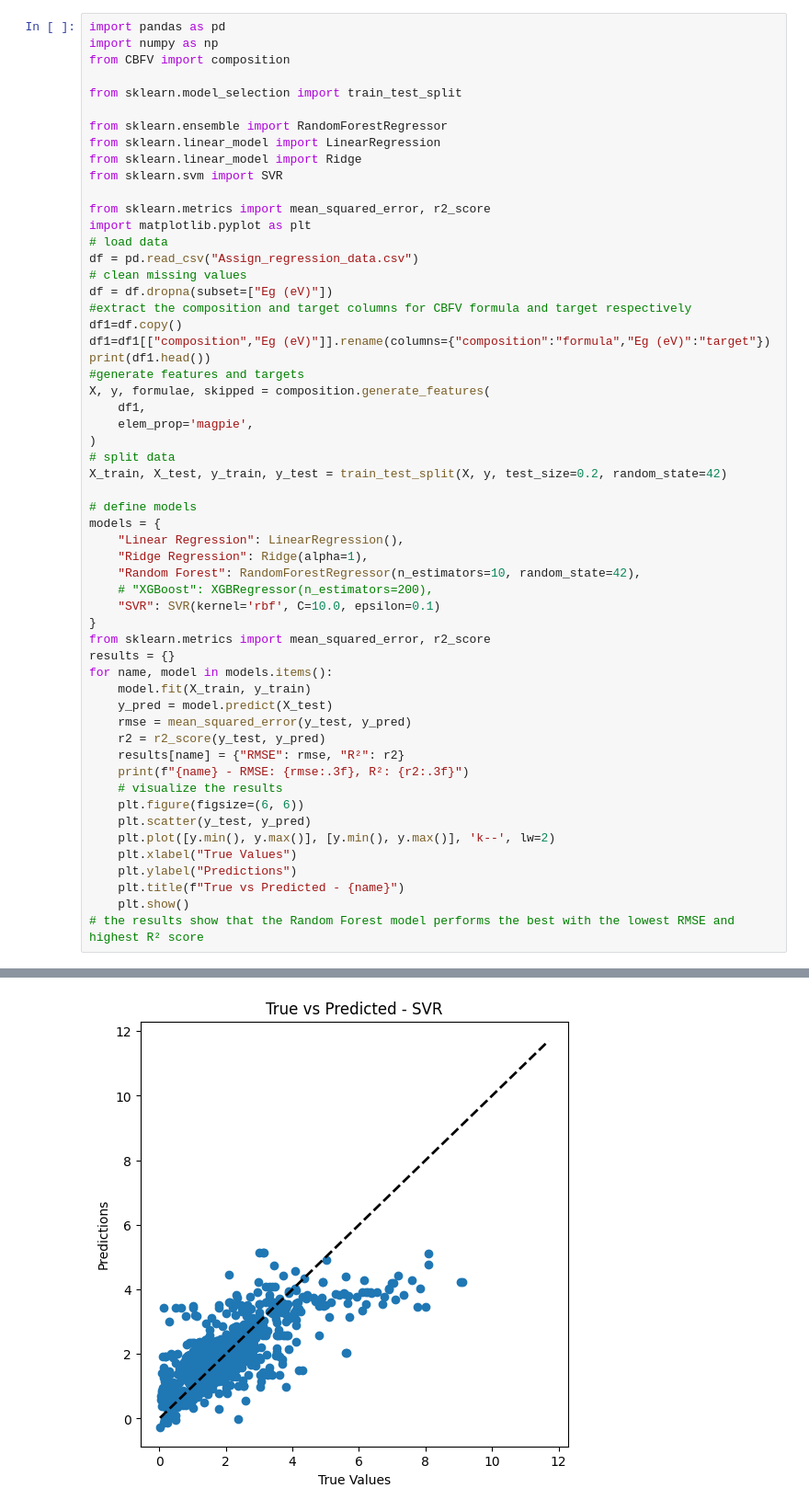
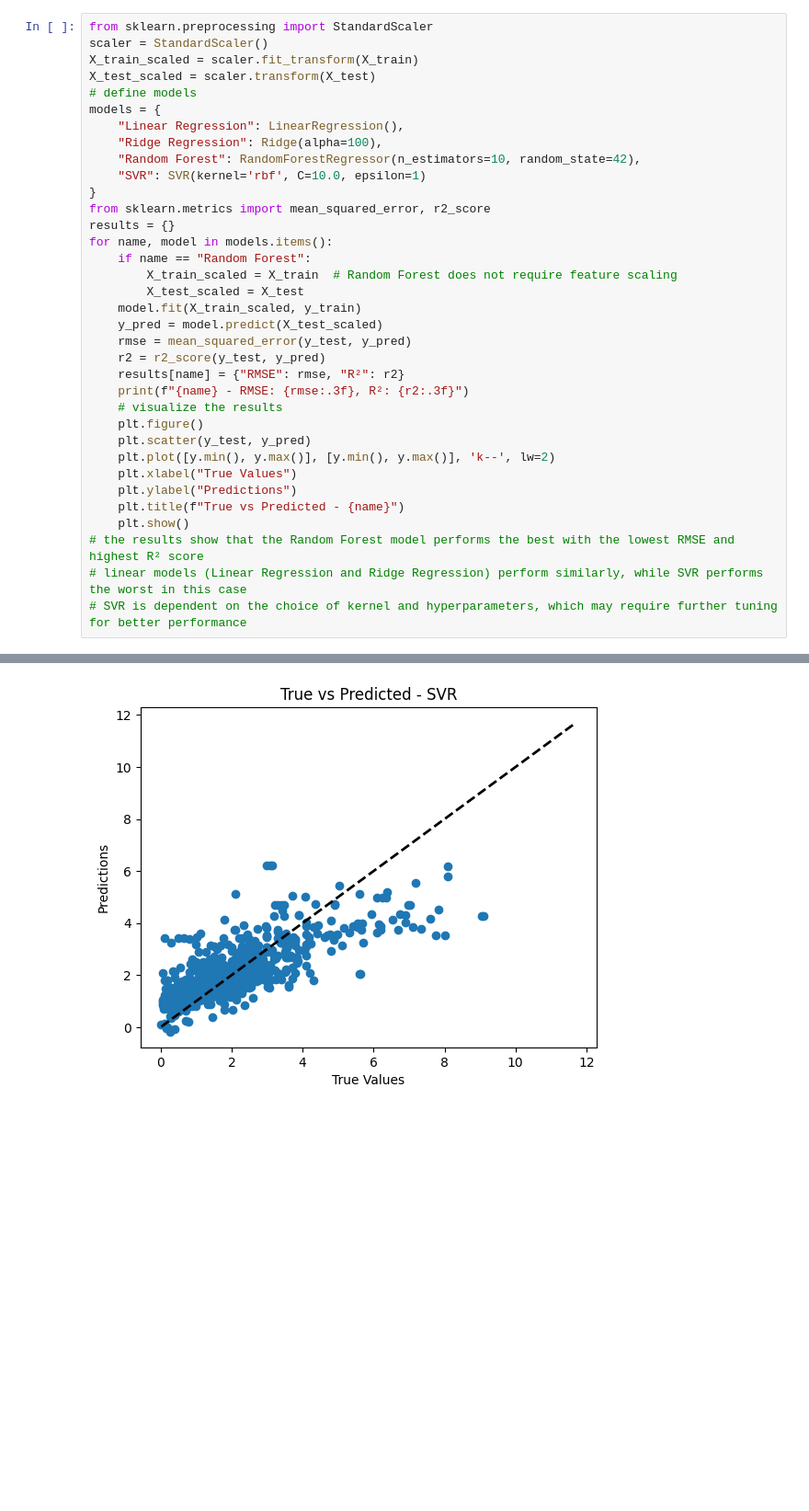
Before and after one commit to RickSANG/MLE5217, a Jupyter notebook: Assignment/Assignment_1/Sang Lindi.ipynb, the cells around one changed output, grey strips where cells are left out. Shown at 92% size. Cells and saved outputs as stored; diff of their text form; blank space fills up the shorter version.

```diff
--- a/Assignment/Assignment_1/Sang Lindi.ipynb
+++ b/Assignment/Assignment_1/Sang Lindi.ipynb
@@ -1,52 +93,29 @@
 # %%
-import pandas as pd
-import numpy as np
-from CBFV import composition
-
-from sklearn.model_selection import train_test_split
-
-from sklearn.ensemble import RandomForestRegressor
-from sklearn.linear_model import LinearRegression
-from sklearn.linear_model import Ridge
-from sklearn.svm import SVR
-
-from sklearn.metrics import mean_squared_error, r2_score
-import matplotlib.pyplot as plt
-# load data
-df = pd.read_csv("Assign_regression_data.csv")
-# clean missing values
-df = df.dropna(subset=["Eg (eV)"])
-#extract the composition and target columns for CBFV formula and target respectively
-df1=df.copy()
-df1=df1[["composition","Eg (eV)"]].rename(columns={"composition":"formula","Eg (eV)":"target"})
-print(df1.head())
-#generate features and targets
-X, y, formulae, skipped = composition.generate_features(
-    df1,
-    elem_prop='magpie',
-)
-# split data
-X_train, X_test, y_train, y_test = train_test_split(X, y, test_size=0.2, random_state=42)
-
+from sklearn.preprocessing import StandardScaler
+scaler = StandardScaler()
+X_train_scaled = scaler.fit_transform(X_train)
+X_test_scaled = scaler.transform(X_test)
 # define models
 models = {
     "Linear Regression": LinearRegression(),
-    "Ridge Regression": Ridge(alpha=1),
+    "Ridge Regression": Ridge(alpha=100),
     "Random Forest": RandomForestRegressor(n_estimators=10, random_state=42),
-    # "XGBoost": XGBRegressor(n_estimators=200),
-    "SVR": SVR(kernel='rbf', C=10.0, epsilon=0.1)
+    "SVR": SVR(kernel='rbf', C=10.0, epsilon=1)
 }
 from sklearn.metrics import mean_squared_error, r2_score
 results = {}
 for name, model in models.items():
-    model.fit(X_train, y_train)
-    y_pred = model.predict(X_test)
+    if name == "Random Forest":
+        X_train_scaled = X_train  # Random Forest does not require feature scaling
+        X_test_scaled = X_test
+    model.fit(X_train_scaled, y_train)
+    y_pred = model.predict(X_test_scaled)
     rmse = mean_squared_error(y_test, y_pred)
     r2 = r2_score(y_test, y_pred)
     results[name] = {"RMSE": rmse, "R²": r2}
     print(f"{name} - RMSE: {rmse:.3f}, R²: {r2:.3f}")
     # visualize the results
-    plt.figure(figsize=(6, 6))
+    plt.figure()
     plt.scatter(y_test, y_pred)
     plt.plot([y.min(), y.max()], [y.min(), y.max()], 'k--', lw=2)
     plt.xlabel("True Values")
@@ -54,4 +123,6 @@ for name, model in models.items():
     plt.title(f"True vs Predicted - {name}")
     plt.show()
 # the results show that the Random Forest model performs the best with the lowest RMSE and highest R² score
+# linear models (Linear Regression and Ridge Regression) perform similarly, while SVR performs the worst in this case
+# SVR is dependent on the choice of kernel and hyperparameters, which may require further tuning for better performance
 # %% [output]
@@ -73 +136 @@ SVR - RMSE: 0.990, R²: 0.571
-[figure, old version]
+[figure, new version]
```
Also changed, not shown: parts of 12 cells of this notebook, 4 other files.
